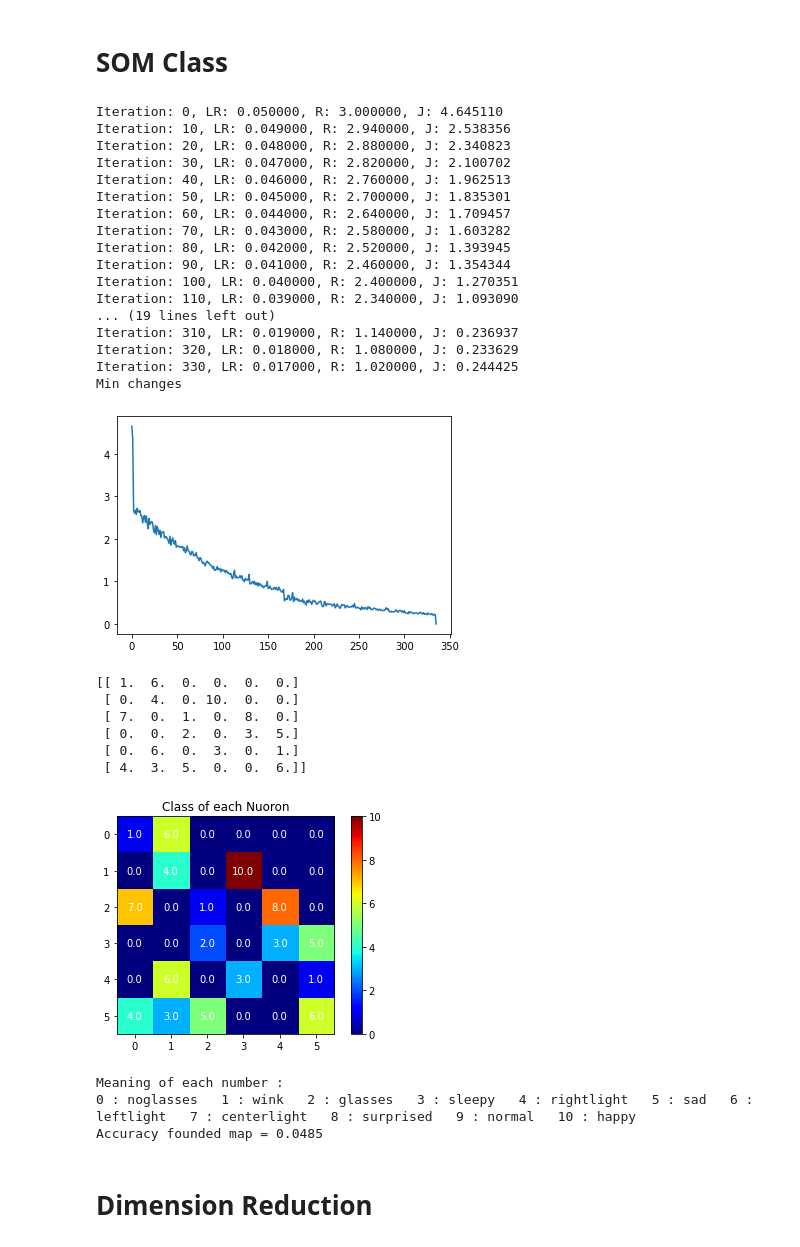
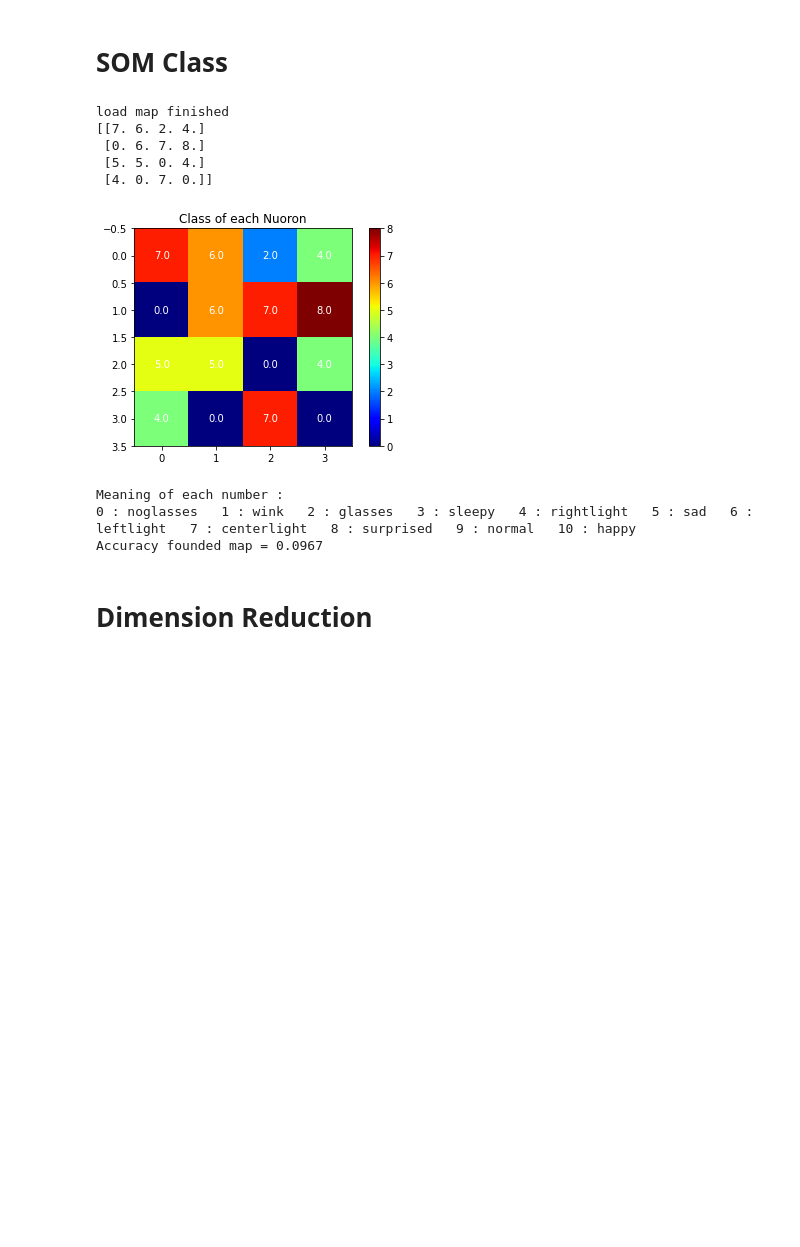
Before and after one commit to ZahraDehghanian97/Self_Organizing_Map, a Jupyter notebook: SOFM.ipynb, the cells around one changed output. Drawn from its saved outputs; the diff is of its cells as text; code cells hidden in the pictures; blank space fills up the shorter version.

```diff
--- a/SOFM.ipynb
+++ b/SOFM.ipynb
@@ -145,7 +145,7 @@ class SOM:
             x = np.asarray(x)
             winner = self.find_winner(x)
             iw, jw = winner[0], winner[1]
-            scores[iw, jw][y[i]-1] += 1
+            scores[iw, jw][y[i]] += 1
         for i in range(len(scores)):
             for j in range(len(scores[0])):
               self.scores[i,j] = np.argmax(scores[i,j])
@@ -159,70 +159,51 @@ class SOM:
         plt.show()
 
     def extract_feature(self, x): # here we give a data of n feature and take a matrix of size map as output (e.g, 9*9)
         x = np.asarray(x)
         rep_x = np.tile(x, [self.map.shape[0], self.map.shape[0], 1])
         dists = np.sum((self.map - rep_x)**2, axis=2)
         return 1/ (1 + dists)
 
     def compute_score(self, X, y):
       y_pred = []
       for x in X :
         index = self.find_winner(x)
         y_pred.append(self.scores[index[0],index[1]])
       return accuracy_score(y,y_pred)
 
 
-m_size = 6
+m_size = 4
 dir_map = '/content/drive/MyDrive/Colab Notebooks/map'+str(m_size)+'*'+str(m_size)+'.txt'
 
-# train SOM Net
-som_net = SOM(data = X,map_size = [m_size,m_size,n_features])
-Js = som_net.train(X, y,dir_map, T = 500)
-plt.plot(Js)
-plt.show()
+# # train SOM Net
+# som_net = SOM(data = X,dir_map = dir_map,map_size = [m_size,m_size,n_features])
+# Js = som_net.train(X, y,dir_map, T = 500)
+# plt.plot(Js)
+# plt.show()
 
-# # reload saved model
-# som_net = SOM(data = X,dir_map = dir_map,map_size = [m_size,m_size,n_features])
+# reload saved model
+som_net = SOM(data = X,dir_map = dir_map,map_size = [m_size,m_size,n_features])
 
 # visualize founded Neurons
 som_net.visualize(X, y)
 print("Meaning of each number :")
 s = ""
 for i in range(len(unique_value)):
   s = s + str(i) + " : "+unique_value[i]+"   "
 print(s)
 
 # print accuracy founded model
-print("Accuracy founded map = "+str(round(som_net.compute_score(X,y),4)))
+print("Accuracy founded map = "+str(round(som_net.compute_score(X,y),3)))
 # %% [output]
-Iteration: 0, LR: 0.050000, R: 3.000000, J: 4.645110
-Iteration: 10, LR: 0.049000, R: 2.940000, J: 2.538356
-Iteration: 20, LR: 0.048000, R: 2.880000, J: 2.340823
-Iteration: 30, LR: 0.047000, R: 2.820000, J: 2.100702
-Iteration: 40, LR: 0.046000, R: 2.760000, J: 1.962513
-Iteration: 50, LR: 0.045000, R: 2.700000, J: 1.835301
-Iteration: 60, LR: 0.044000, R: 2.640000, J: 1.709457
-Iteration: 70, LR: 0.043000, R: 2.580000, J: 1.603282
-Iteration: 80, LR: 0.042000, R: 2.520000, J: 1.393945
-Iteration: 90, LR: 0.041000, R: 2.460000, J: 1.354344
-Iteration: 100, LR: 0.040000, R: 2.400000, J: 1.270351
-Iteration: 110, LR: 0.039000, R: 2.340000, J: 1.093090
-... (19 lines left out)
-Iteration: 310, LR: 0.019000, R: 1.140000, J: 0.236937
-Iteration: 320, LR: 0.018000, R: 1.080000, J: 0.233629
-Iteration: 330, LR: 0.017000, R: 1.020000, J: 0.244425
-Min changes
+load map finished
+[[7. 6. 2. 4.]
+ [0. 6. 7. 8.]
+ [5. 5. 0. 4.]
+ [4. 0. 7. 0.]]
-[figure, old version]
+[figure, new version]
-[[ 1.  6.  0.  0.  0.  0.]
- [ 0.  4.  0. 10.  0.  0.]
- [ 7.  0.  1.  0.  8.  0.]
- [ 0.  0.  2.  0.  3.  5.]
- [ 0.  6.  0.  3.  0.  1.]
- [ 4.  3.  5.  0.  0.  6.]]
+Meaning of each number :
+0 : noglasses   1 : wink   2 : glasses   3 : sleepy   4 : rightlight   5 : sad   6 : leftlight   7 : centerlight   8 : surprised   9 : normal   10 : happy
+Accuracy founded map = 0.0967
-[figure, removed]
-Meaning of each number :
-0 : noglasses   1 : wink   2 : glasses   3 : sleepy   4 : rightlight   5 : sad   6 : leftlight   7 : centerlight   8 : surprised   9 : normal   10 : happy
-Accuracy founded map = 0.0485
 # %% [markdown]
 # **Dimension Reduction**
 # %%
```
Also changed, not shown: parts of 3 cells of this notebook.
